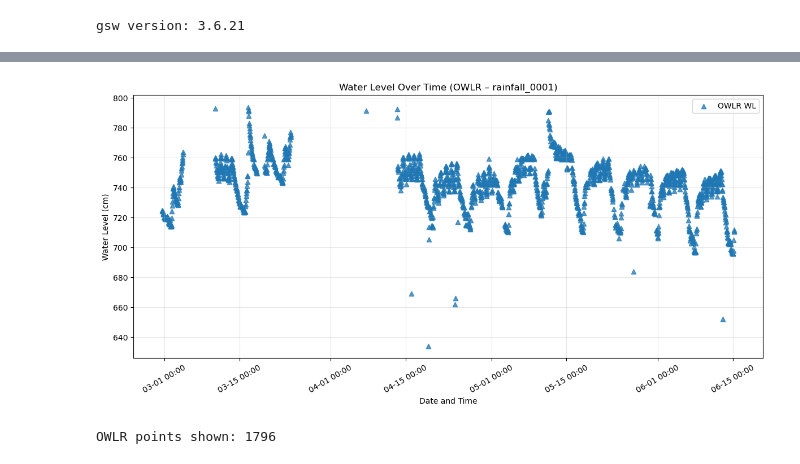
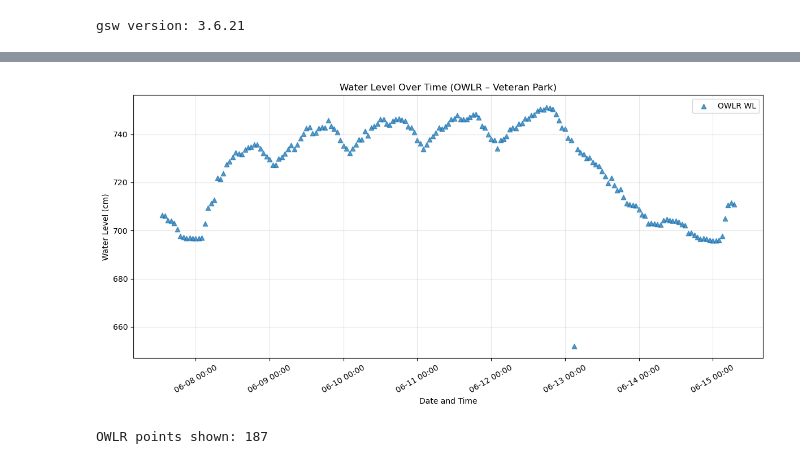
Before and after one commit to COAST-Lab/Open-Water-Level-and-Rainfall-Sensor, a Jupyter notebook: Data Analysis/waterLevelVeteranPark.ipynb, the cells around one changed output, grey strips where cells are left out. Drawn from its saved outputs; the diff is of its cells as text; code cells hidden in the pictures.

Commit message:
zoomed into OWLR2 graph

```diff
--- a/Data Analysis/waterLevelVeteranPark.ipynb
+++ b/Data Analysis/waterLevelVeteranPark.ipynb
@@ -14,18 +18,17 @@ gsw version: 3.6.21
 # %%
 
-# -----------------------------
+
 # Paths & time window
-# -----------------------------
+
 data_dir  = "Data"
 owlr_path = os.path.join(data_dir, "waterLevel_OWLR_VP_06152026.csv")
 
-start_time = pd.Timestamp("2026-02-28 13:00:00")
+start_time = pd.Timestamp("2026-06-07 13:00:00")
 end_time   = pd.Timestamp("2026-06-15 08:00:00")
 
 
-# -----------------------------
 # Load OWLR (rainfall_0001 rows only)
-# -----------------------------
+
 cols = [
     "device_id", "timestamp", "unused_1", "data_type",
     "epoch", "OWLR_value_cm", "rain_mm_raw", "col7", "col8"
@@ -36,8 +39,6 @@ owlr_raw = pd.read_csv(owlr_path, header=None, names=cols)
 owlr_raw["timestamp"] = pd.to_datetime(owlr_raw["timestamp"], errors="coerce")
 owlr_raw = owlr_raw[owlr_raw["data_type"] == "rainfall_0001"].copy()
 
-# New-format rows pack all numeric fields into the epoch column as a quoted string;
-# fill missing OWLR_value_cm by splitting that string and taking the 2nd value
 owlr_raw["OWLR_value_cm"] = pd.to_numeric(
     owlr_raw["OWLR_value_cm"].fillna(owlr_raw["epoch"].str.split(",").str[1]),
     errors="coerce"
@@ -74,33 +75,33 @@ OWLR (rainfall_0001) hourly points: 1796
 if 'owlr' not in globals():
     raise ValueError('Run the data-loading cell first.')
 
 import matplotlib.dates as mdates
 
 owlr_plot = owlr.sort_values('timestamp_hour').copy()
 
 plt.figure(figsize=(12, 6))
 
 plt.scatter(
     owlr_plot['timestamp_hour'],
     owlr_plot['WSE_OWLR_cm'],
     s=36, marker='^', alpha=0.75, label='OWLR WL'
 )
 
-plt.title('Water Level Over Time (OWLR – rainfall_0001)')
+plt.title('Water Level Over Time (OWLR – Veteran Park)')
 plt.xlabel('Date and Time')
 plt.ylabel('Water Level (cm)')
 
 ax = plt.gca()
 ax.xaxis.set_major_locator(mdates.AutoDateLocator(minticks=6, maxticks=14))
 ax.xaxis.set_major_formatter(mdates.DateFormatter('%m-%d %H:%M'))
 plt.xticks(rotation=30)
 
 plt.legend()
 plt.grid(alpha=0.3)
 plt.tight_layout()
 plt.show()
 
 print(f'OWLR points shown: {len(owlr_plot)}')
 # %% [output]
-[figure, old version]
+[figure, new version]
-OWLR points shown: 1796
+OWLR points shown: 187
```
Also changed, not shown: parts of 2 cells of this notebook.
